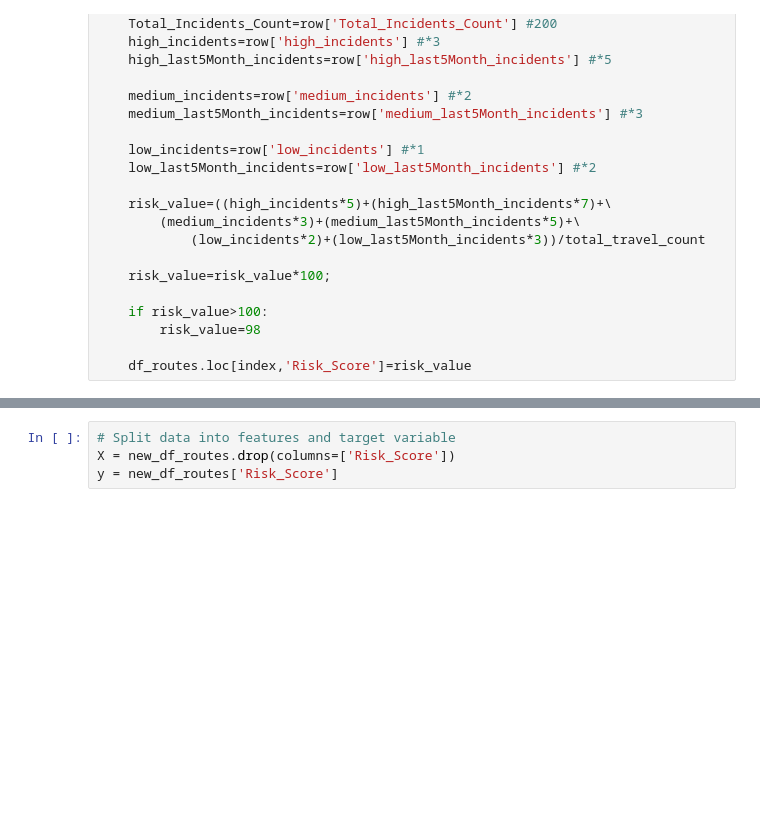
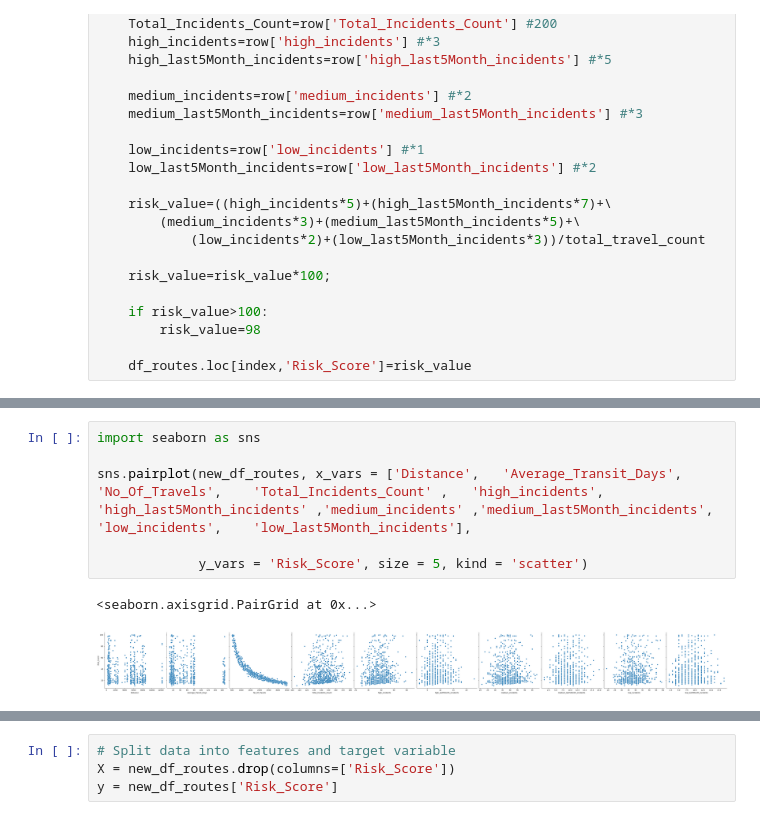
Before and after one commit to ponsingh/Safe-Seas, a Jupyter notebook: ML/routes.ipynb, the cells around one changed output, grey strips where cells are left out. Cells and saved outputs as stored; diff of their text form; blank space fills up the shorter version.

```diff
--- a/ML/routes.ipynb
+++ b/ML/routes.ipynb
@@ -106,0 +144,9 @@ new_df_routes.head()
+# %%
+import seaborn as sns
+
+sns.pairplot(new_df_routes, x_vars = ['Distance',	'Average_Transit_Days',	'No_Of_Travels',	'Total_Incidents_Count'	,	'high_incidents',	'high_last5Month_incidents'	,'medium_incidents'	,'medium_last5Month_incidents',	'low_incidents',	'low_last5Month_incidents'],
+
+             y_vars = 'Risk_Score', size = 5, kind = 'scatter')
+# %% [output]
+<seaborn.axisgrid.PairGrid at 0x...>
+[figure, added]
```
Also changed, not shown: parts of 17 cells of this notebook, 5 other files.
